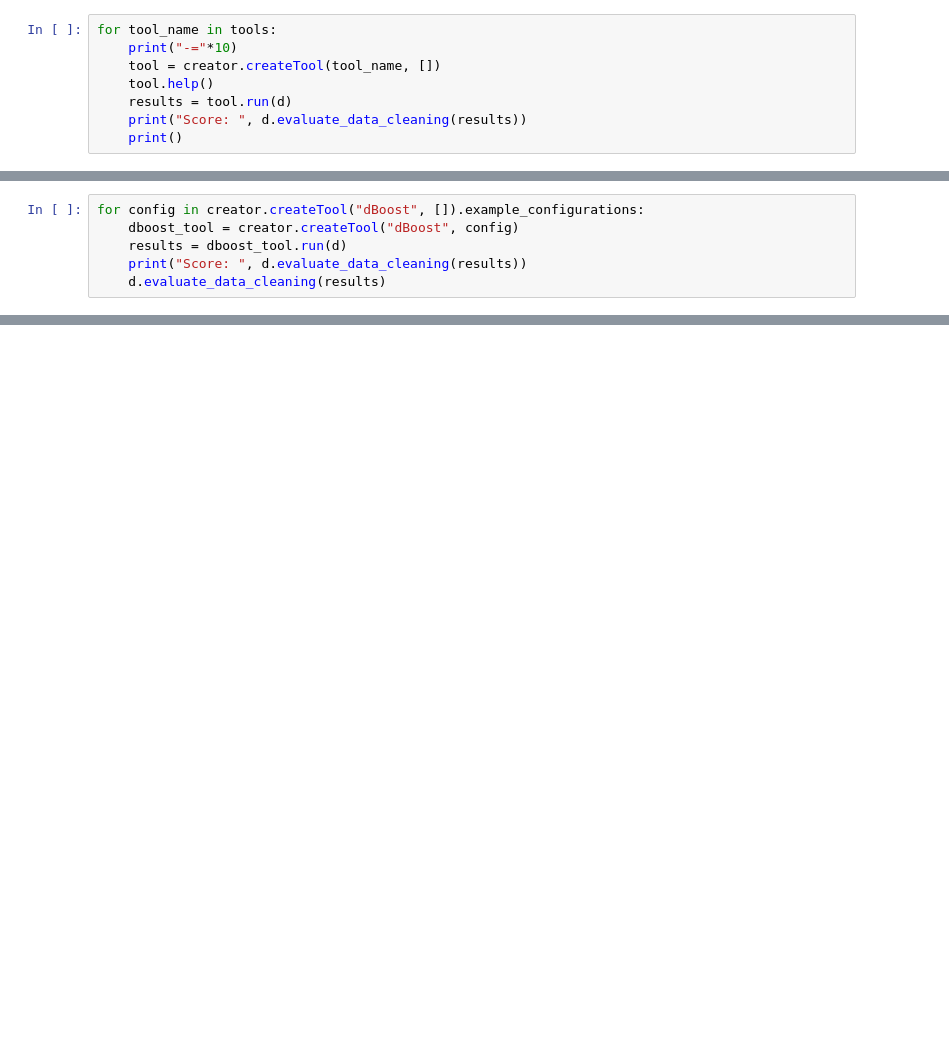
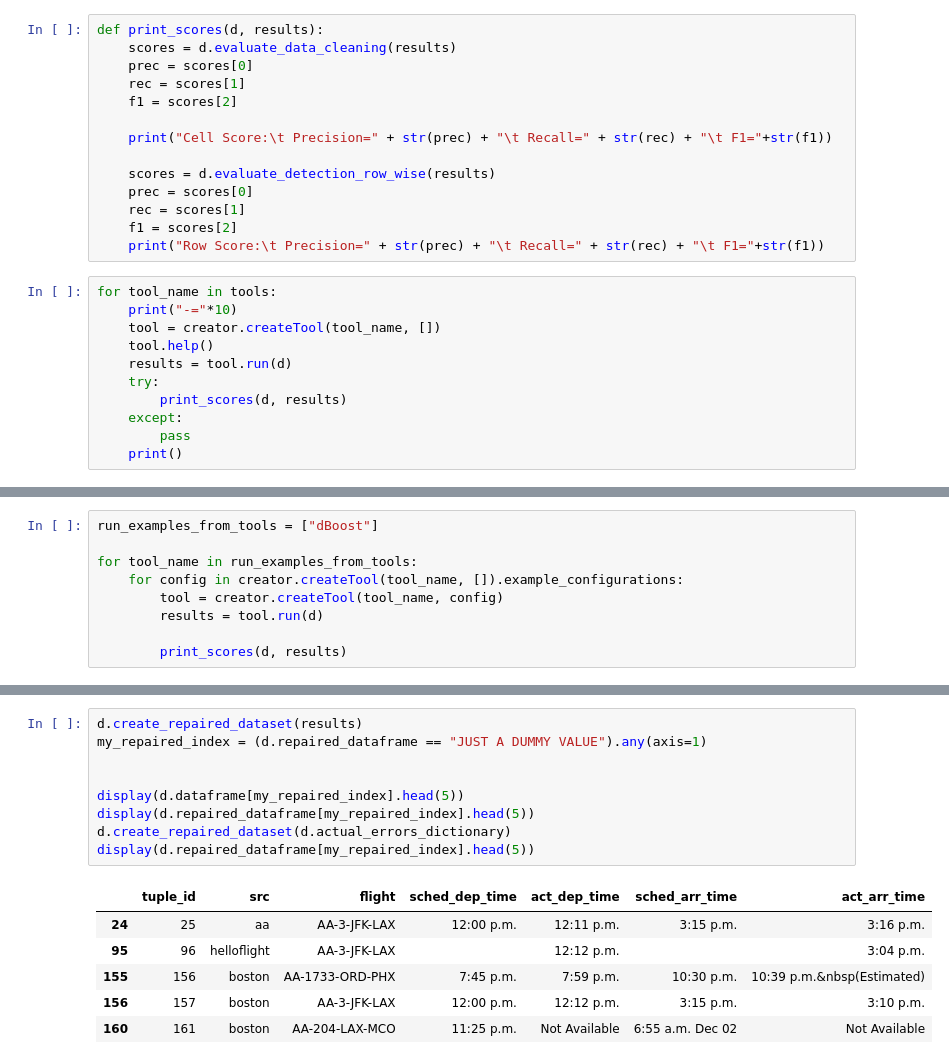
Before and after one commit to MartijnVermeulen96/master-thesis, a Jupyter notebook: SampleClean.ipynb, the cells around one changed output, grey strips where cells are left out. Cells and saved outputs as stored; diff of their text form; blank space fills up the shorter version.

```diff
--- a/SampleClean.ipynb
+++ b/SampleClean.ipynb
@@ -17,11 +13,28 @@ print(d.get_data_quality())
 0.7041847041847042
+# %%
+def print_scores(d, results):
+    scores = d.evaluate_data_cleaning(results)
+    prec = scores[0]
+    rec = scores[1]
+    f1 = scores[2]
+
+    print("Cell Score:\t Precision=" + str(prec) + "\t Recall=" + str(rec) + "\t F1="+str(f1))
+
+    scores = d.evaluate_detection_row_wise(results)
+    prec = scores[0]
+    rec = scores[1]
+    f1 = scores[2]
+    print("Row Score:\t Precision=" + str(prec) + "\t Recall=" + str(rec) + "\t F1="+str(f1))
 # %%
 for tool_name in tools:
     print("-="*10)
     tool = creator.createTool(tool_name, [])
     tool.help()
     results = tool.run(d)
-    print("Score: ", d.evaluate_data_cleaning(results))
+    try:
+        print_scores(d, results)
+    except:
+        pass
     print()
 # %% [output]
 -=-=-=-=-=-=-=-=-=-=
@@ -56,7 +79,10 @@ ModuleNotFoundError: No module named 'errorAPI.tools.__pycache__._tool'
 # %%
-for config in creator.createTool("dBoost", []).example_configurations:
-    dboost_tool = creator.createTool("dBoost", config)
-    results = dboost_tool.run(d)
-    print("Score: ", d.evaluate_data_cleaning(results))
-    d.evaluate_data_cleaning(results)
+run_examples_from_tools = ["dBoost"]
+
+for tool_name in run_examples_from_tools:
+    for config in creator.createTool(tool_name, []).example_configurations:
+        tool = creator.createTool(tool_name, config)
+        results = tool.run(d)
+
+        print_scores(d, results)
 # %% [output]
@@ -80,0 +146,16 @@ KeyboardInterrupt:
+# %%
+d.create_repaired_dataset(results)
+my_repaired_index = (d.repaired_dataframe == "JUST A DUMMY VALUE").any(axis=1)
+
+
+display(d.dataframe[my_repaired_index].head(5))
+display(d.repaired_dataframe[my_repaired_index].head(5))
+d.create_repaired_dataset(d.actual_errors_dictionary)
+display(d.repaired_dataframe[my_repaired_index].head(5))
+# %% [output]
+|  | tuple_id | src | flight | sched_dep_time | act_dep_time | sched_arr_time | act_arr_time |
+| 24 | 25 | aa | AA-3-JFK-LAX | 12:00 p.m. | 12:11 p.m. | 3:15 p.m. | 3:16 p.m. |
+| 95 | 96 | helloflight | AA-3-JFK-LAX |  | 12:12 p.m. |  | 3:04 p.m. |
+| 155 | 156 | boston | AA-1733-ORD-PHX | 7:45 p.m. | 7:59 p.m. | 10:30 p.m. | 10:39 p.m.&nbsp(Estimated) |
+| 156 | 157 | boston | AA-3-JFK-LAX | 12:00 p.m. | 12:12 p.m. | 3:15 p.m. | 3:10 p.m. |
+| 160 | 161 | boston | AA-204-LAX-MCO | 11:25 p.m. | Not Available | 6:55 a.m. Dec 02 | Not Available |
```
Also changed, not shown: parts of 10 cells of this notebook, 10 other files.
